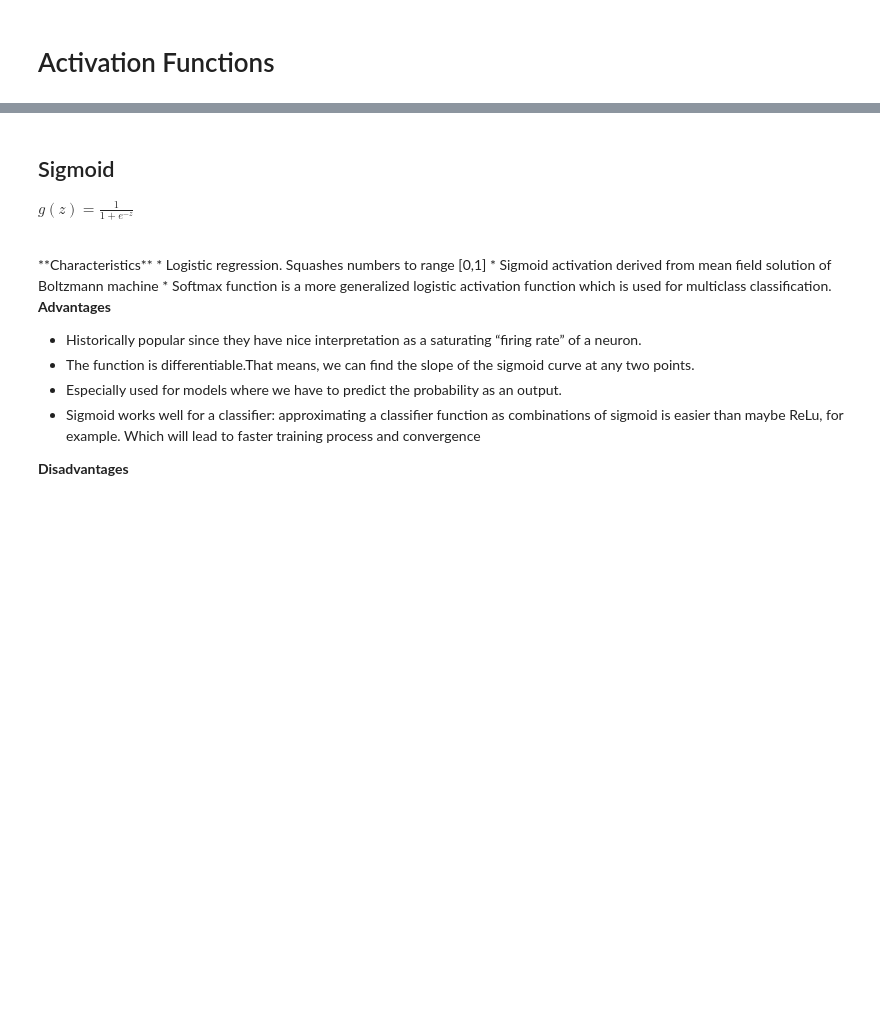
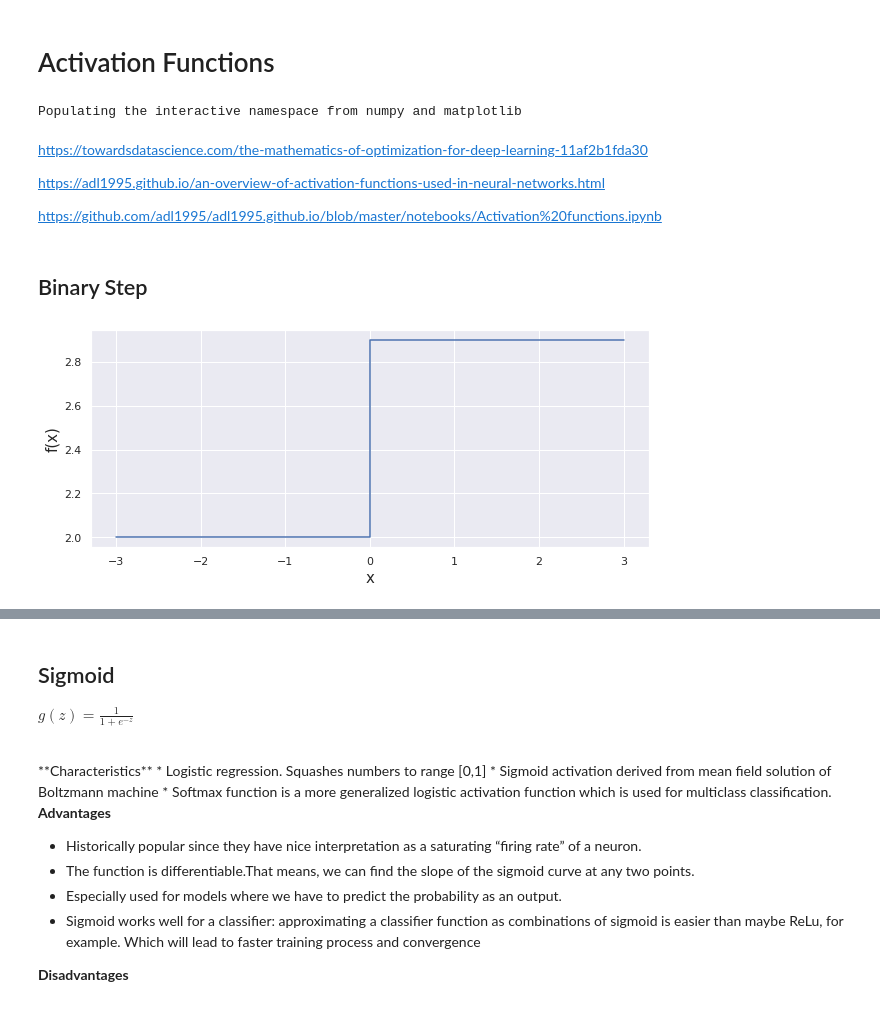
Before and after one commit to deltorobarba/sciences, a Jupyter notebook: activation.ipynb, the cells around one changed output, grey strips where cells are left out. Drawn from its saved outputs; the diff is of its cells as text; code cells hidden in the pictures; blank space fills up the shorter version.

```diff
--- a/activation.ipynb
+++ b/activation.ipynb
@@ -30,3 +30,31 @@ Additional Sources: [kdnuggets](https://www.kdnuggets.com/2017/09/neural-network
 Source: [Stanford.edu](https://stanford.edu/~shervine/teaching/cs-229/cheatsheet-deep-learning)
 # %% [markdown]
 # Activation Functions
+# %%
+# Populating the interactive namespace from numpy and matplotlib
+%pylab inline
+
+x = [-3, -2, -1, 0, 1, 2, 3]
+y = [2, 2, 2, 2, 2.9, 2.9, 2.9]
+# %% [output]
+Populating the interactive namespace from numpy and matplotlib
+# %% [markdown]
+https://towardsdatascience.com/the-mathematics-of-optimization-for-deep-learning-11af2b1fda30
+
+https://adl1995.github.io/an-overview-of-activation-functions-used-in-neural-networks.html
+
+
+https://github.com/adl1995/adl1995.github.io/blob/master/notebooks/Activation%20functions.ipynb
+# %% [markdown]
+## Binary Step
+# %%
+x = [-3, -2, -1, 0, 1, 2, 3]
+y = [2, 2, 2, 2, 2.9, 2.9, 2.9]
+sns.set(rc={'figure.figsize':(10, 4)})
+plt.step(x, y)
+plt.grid(True)
+plt.xlabel('x', fontsize=15)
+plt.ylabel('f(x)', fontsize=15)
+plt.savefig('step.svg', format='svg')
+# %% [output]
+[figure, added]
```
Also changed, not shown: parts of 11 cells of this notebook.
